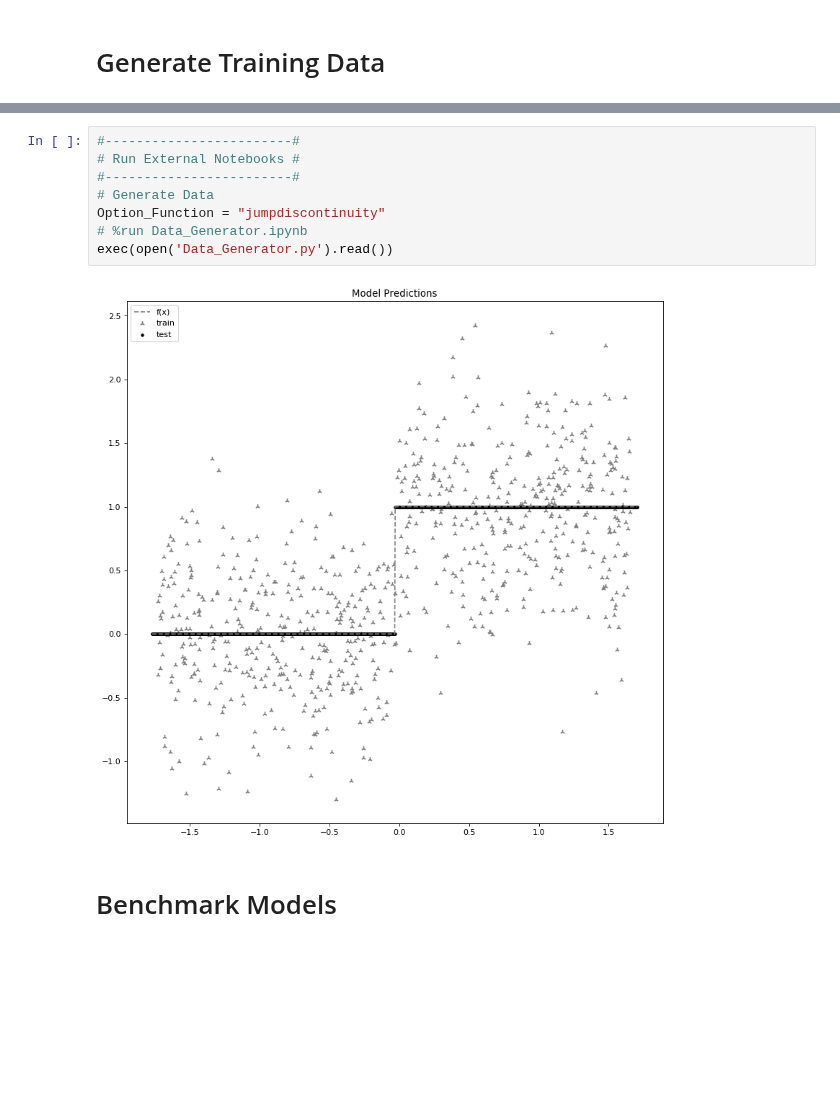
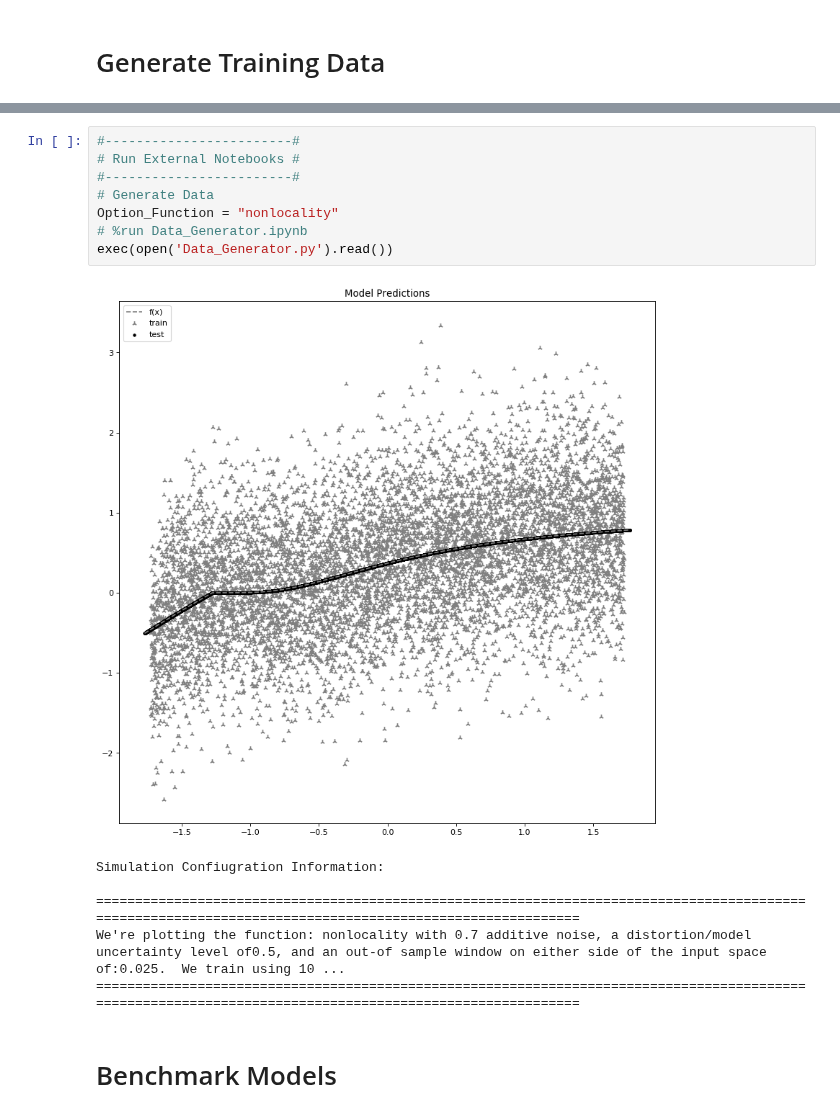
Before and after one commit to AnastasisKratsios/NEU_Non_Euclidean_Upgrading, a Jupyter notebook: BACKUPS/Active_Code_Backups/NEU-Simulated-Regression.ipynb, the cells around one changed output, grey strips where cells are left out. Drawn from its saved outputs; the diff is of its cells as text; blank space fills up the shorter version.

```diff
--- a/BACKUPS/Active_Code_Backups/NEU-Simulated-Regression.ipynb
+++ b/BACKUPS/Active_Code_Backups/NEU-Simulated-Regression.ipynb
@@ -32,13 +39,18 @@ Complete NEU-ffNN Training Procedure!!!
 # %%
 #------------------------#
 # Run External Notebooks #
 #------------------------#
 # Generate Data
-Option_Function = "jumpdiscontinuity"
+Option_Function = "nonlocality"
 # %run Data_Generator.ipynb
 exec(open('Data_Generator.py').read())
 # %% [output]
-[figure, old version]
+[figure, new version]
+Simulation Confiugration Information:
+
+=========================================================================================================================================================
+We're plotting the function: nonlocality with 0.7 additive noise, a distortion/model uncertainty level of0.5, and an out-of sample window on either side of the input space of:0.025.  We train using 10 ...
+=========================================================================================================================================================
 # %% [markdown]
 # Benchmark Models
 # %% [markdown]
```
Also changed, not shown: parts of 34 cells of this notebook, 3 other files.
